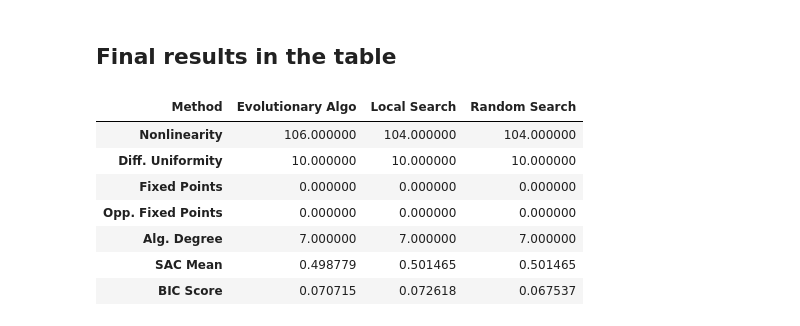
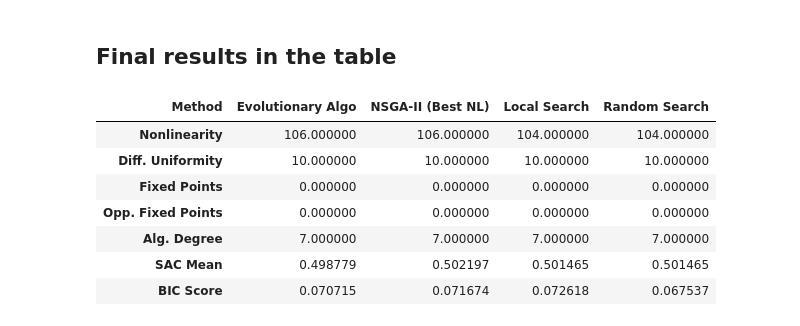
Before and after one commit to lucapl/ai-cryptography, a Jupyter notebook: project3/project3.ipynb, the cells around one changed output. Saved outputs shown, nothing was run; the diff lists cells and outputs as text; code cells hidden in the pictures.

```diff
--- a/project3/project3.ipynb
+++ b/project3/project3.ipynb
@@ -726,18 +837,13 @@ BIC Score: 0.06753709654014721
 # %% [markdown]
 ## Final results in the table
 # %%
-results_df = pd.DataFrame([ea_metrics, ls_metrics, rs_metrics])
-cols = ["Method", "Nonlinearity", "Diff. Uniformity", "Fixed Points", "Opp. Fixed Points", "Alg. Degree", "SAC Mean", "BIC Score"]
-results_df = results_df[cols]
-results_df_transposed = results_df.set_index('Method').T
-display(results_df_transposed)
 # %% [output]
-| Method | Evolutionary Algo | Local Search | Random Search |
-| Nonlinearity | 106.000000 | 104.000000 | 104.000000 |
-| Diff. Uniformity | 10.000000 | 10.000000 | 10.000000 |
-| Fixed Points | 0.000000 | 0.000000 | 0.000000 |
-| Opp. Fixed Points | 0.000000 | 0.000000 | 0.000000 |
-| Alg. Degree | 7.000000 | 7.000000 | 7.000000 |
-| SAC Mean | 0.498779 | 0.501465 | 0.501465 |
-| BIC Score | 0.070715 | 0.072618 | 0.067537 |
+| Method | Evolutionary Algo | NSGA-II (Best NL) | Local Search | Random Search |
+| Nonlinearity | 106.000000 | 106.000000 | 104.000000 | 104.000000 |
+| Diff. Uniformity | 10.000000 | 10.000000 | 10.000000 | 10.000000 |
+| Fixed Points | 0.000000 | 0.000000 | 0.000000 | 0.000000 |
+| Opp. Fixed Points | 0.000000 | 0.000000 | 0.000000 | 0.000000 |
+| Alg. Degree | 7.000000 | 7.000000 | 7.000000 | 7.000000 |
+| SAC Mean | 0.498779 | 0.502197 | 0.501465 | 0.501465 |
+| BIC Score | 0.070715 | 0.071674 | 0.072618 | 0.067537 |
 # %% [markdown]
```
Also changed, not shown: parts of 7 cells of this notebook.
